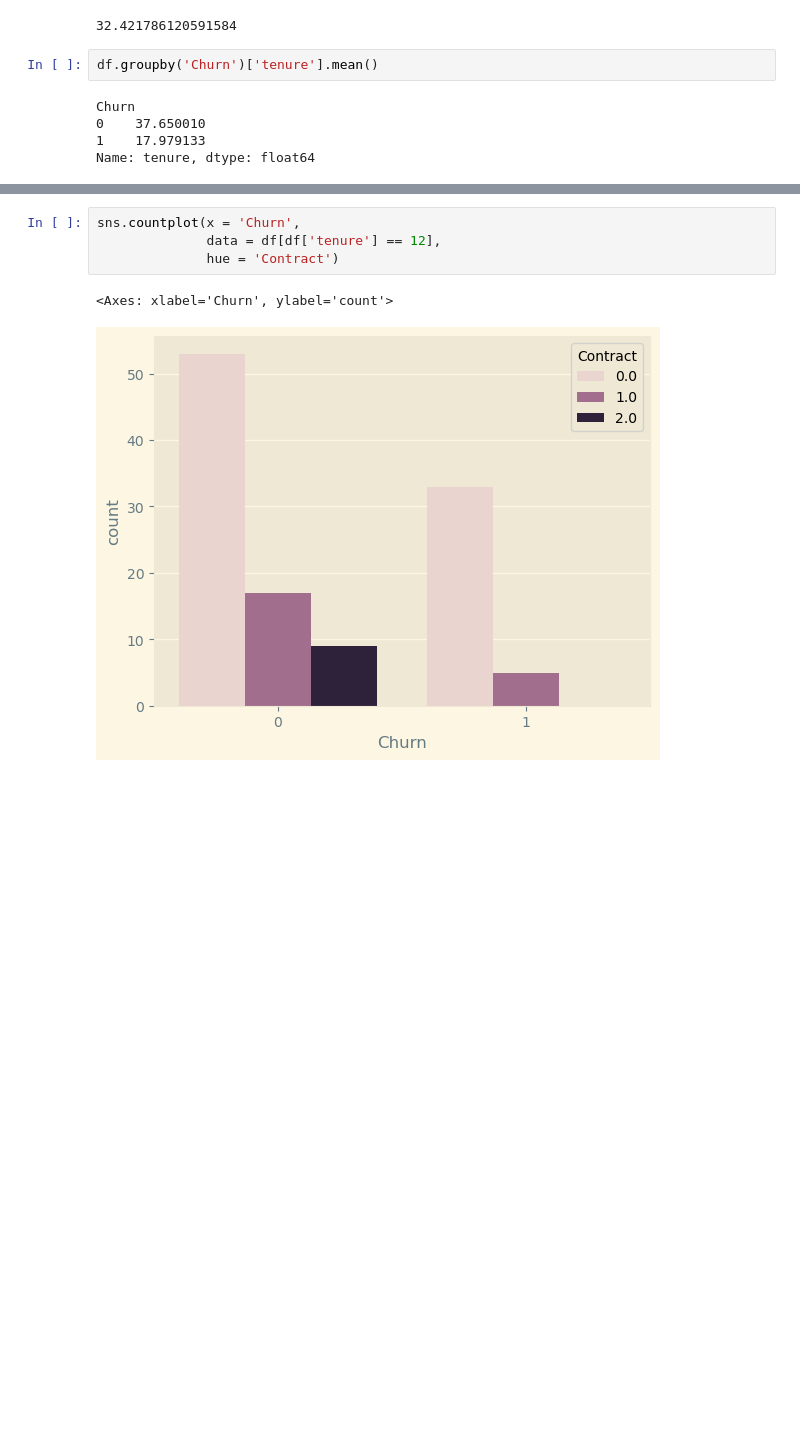
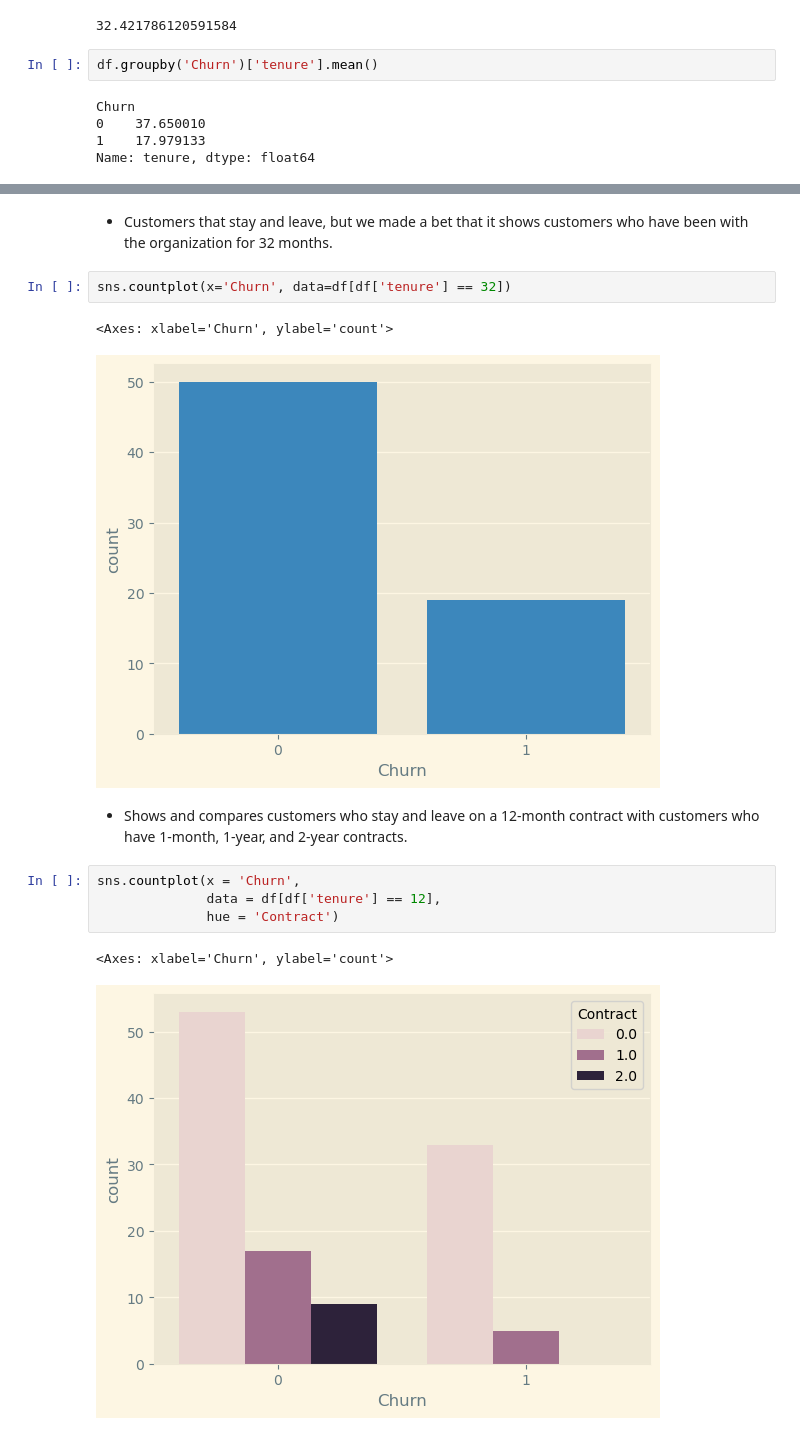
Before and after one commit to HamedRabbani/Telco_Customer_Churn, a Jupyter notebook: Notebooks/EDA.ipynb, the cells around one changed output, grey strips where cells are left out. Cells and saved outputs as stored; diff of their text form; blank space fills up the shorter version.

```diff
--- a/Notebooks/EDA.ipynb
+++ b/Notebooks/EDA.ipynb
@@ -766,3 +745,12 @@ df.head()
+# %% [markdown]
+* Customers that stay and leave, but we made a bet that it shows customers who have been with the organization for 32 months.
+# %%
+sns.countplot(x='Churn', data=df[df['tenure'] == 32])
+# %% [output]
+<Axes: xlabel='Churn', ylabel='count'>
+[figure, added]
+# %% [markdown]
+- Shows and compares customers who stay and leave on a 12-month contract with customers who have 1-month, 1-year, and 2-year contracts.
 # %%
 sns.countplot(x = 'Churn',
               data = df[df['tenure'] == 12],
```
Also changed, not shown: parts of 57 cells of this notebook.
